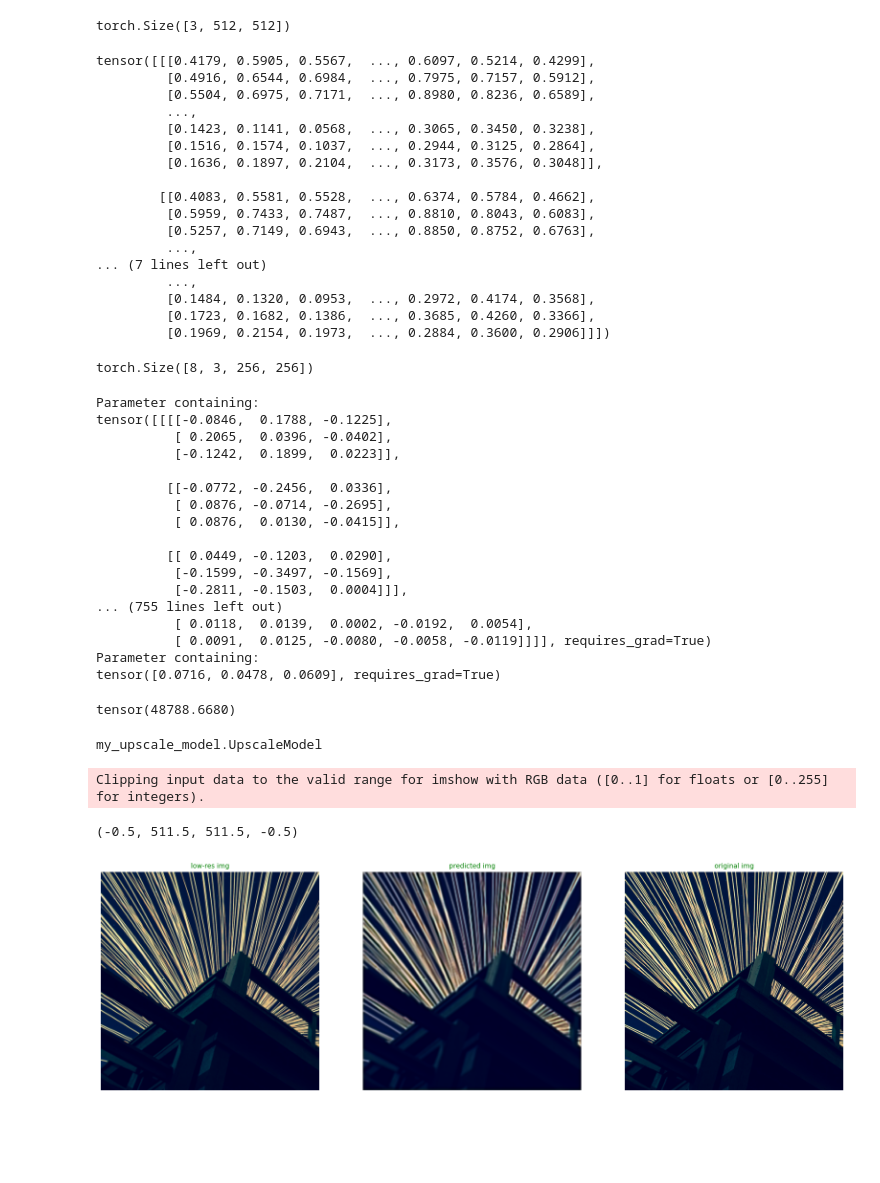
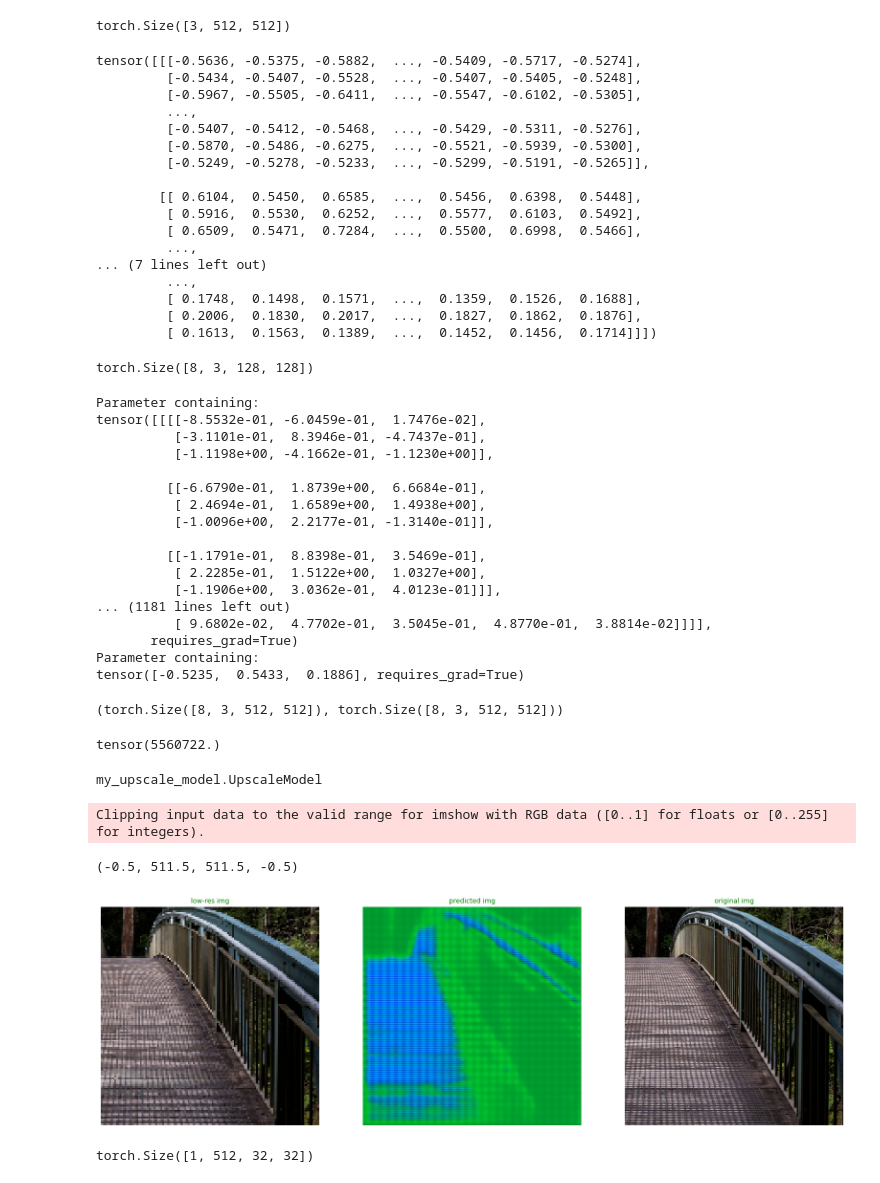
Before and after one commit to oleyon/deep_learning_diploma, a Jupyter notebook: diploma/diploma_playground.ipynb, the cells around one changed output. Cells and saved outputs as stored; diff of their text form; code cells hidden in the pictures; blank space fills up the shorter version.

```diff
--- a/diploma/diploma_playground.ipynb
+++ b/diploma/diploma_playground.ipynb
@@ -90,7 +90,7 @@ MODEL_PATH.mkdir(parents=True, # create parent directories if needed
 )
 
 # Create model save path
-MODEL_NAME = "my_upscale.pth"
+MODEL_NAME = "my_upscale_v3.pth"
 MODEL_SAVE_PATH = MODEL_PATH / MODEL_NAME
 # %%
 from autoencoder_upscale_model import AutoencoderUpscaleModel
@@ -108,7 +108,7 @@ model.load_state_dict(torch.load(f=MODEL_SAVE_PATH))
 
 model.to(device)
 
-img = downsample_image(batch)
+img = downsample_image(batch, 4)
 model.eval()
 with torch.inference_mode():
     result = model(img.to(device))
@@ -178,85 +178,89 @@ torch.Size([3, 512, 512])
 # %%
 result[1]
 # %% [output]
-tensor([[[0.4179, 0.5905, 0.5567,  ..., 0.6097, 0.5214, 0.4299],
-         [0.4916, 0.6544, 0.6984,  ..., 0.7975, 0.7157, 0.5912],
-         [0.5504, 0.6975, 0.7171,  ..., 0.8980, 0.8236, 0.6589],
+tensor([[[-0.5636, -0.5375, -0.5882,  ..., -0.5409, -0.5717, -0.5274],
+         [-0.5434, -0.5407, -0.5528,  ..., -0.5407, -0.5405, -0.5248],
+         [-0.5967, -0.5505, -0.6411,  ..., -0.5547, -0.6102, -0.5305],
          ...,
-         [0.1423, 0.1141, 0.0568,  ..., 0.3065, 0.3450, 0.3238],
-         [0.1516, 0.1574, 0.1037,  ..., 0.2944, 0.3125, 0.2864],
-         [0.1636, 0.1897, 0.2104,  ..., 0.3173, 0.3576, 0.3048]],
+         [-0.5407, -0.5412, -0.5468,  ..., -0.5429, -0.5311, -0.5276],
+         [-0.5870, -0.5486, -0.6275,  ..., -0.5521, -0.5939, -0.5300],
+         [-0.5249, -0.5278, -0.5233,  ..., -0.5299, -0.5191, -0.5265]],
 
-        [[0.4083, 0.5581, 0.5528,  ..., 0.6374, 0.5784, 0.4662],
-         [0.5959, 0.7433, 0.7487,  ..., 0.8810, 0.8043, 0.6083],
-         [0.5257, 0.7149, 0.6943,  ..., 0.8850, 0.8752, 0.6763],
+        [[ 0.6104,  0.5450,  0.6585,  ...,  0.5456,  0.6398,  0.5448],
+         [ 0.5916,  0.5530,  0.6252,  ...,  0.5577,  0.6103,  0.5492],
+         [ 0.6509,  0.5471,  0.7284,  ...,  0.5500,  0.6998,  0.5466],
          ...,
 ... (7 lines left out)
          ...,
-         [0.1484, 0.1320, 0.0953,  ..., 0.2972, 0.4174, 0.3568],
-         [0.1723, 0.1682, 0.1386,  ..., 0.3685, 0.4260, 0.3366],
-         [0.1969, 0.2154, 0.1973,  ..., 0.2884, 0.3600, 0.2906]]])
+         [ 0.1748,  0.1498,  0.1571,  ...,  0.1359,  0.1526,  0.1688],
+         [ 0.2006,  0.1830,  0.2017,  ...,  0.1827,  0.1862,  0.1876],
+         [ 0.1613,  0.1563,  0.1389,  ...,  0.1452,  0.1456,  0.1714]]])
 # %%
-img1 = downsample_image(batch)
+img1 = downsample_image(batch, factor=4)
 img1.shape
 # %% [output]
-torch.Size([8, 3, 256, 256])
+torch.Size([8, 3, 128, 128])
 # %%
 for param in model.parameters():
     print(param)
 # %% [output]
 Parameter containing:
-tensor([[[[-0.0846,  0.1788, -0.1225],
-          [ 0.2065,  0.0396, -0.0402],
-          [-0.1242,  0.1899,  0.0223]],
+tensor([[[[-8.5532e-01, -6.0459e-01,  1.7476e-02],
+          [-3.1101e-01,  8.3946e-01, -4.7437e-01],
+          [-1.1198e+00, -4.1662e-01, -1.1230e+00]],
 
-         [[-0.0772, -0.2456,  0.0336],
-          [ 0.0876, -0.0714, -0.2695],
-          [ 0.0876,  0.0130, -0.0415]],
+         [[-6.6790e-01,  1.8739e+00,  6.6684e-01],
+          [ 2.4694e-01,  1.6589e+00,  1.4938e+00],
+          [-1.0096e+00,  2.2177e-01, -1.3140e-01]],
 
-         [[ 0.0449, -0.1203,  0.0290],
-          [-0.1599, -0.3497, -0.1569],
-          [-0.2811, -0.1503,  0.0004]]],
-... (755 lines left out)
-          [ 0.0118,  0.0139,  0.0002, -0.0192,  0.0054],
-          [ 0.0091,  0.0125, -0.0080, -0.0058, -0.0119]]]], requires_grad=True)
+         [[-1.1791e-01,  8.8398e-01,  3.5469e-01],
+          [ 2.2285e-01,  1.5122e+00,  1.0327e+00],
+          [-1.1906e+00,  3.0362e-01,  4.0123e-01]]],
+... (1181 lines left out)
+          [ 9.6802e-02,  4.7702e-01,  3.5045e-01,  4.8770e-01,  3.8814e-02]]]],
+       requires_grad=True)
 Parameter containing:
-tensor([0.0716, 0.0478, 0.0609], requires_grad=True)
+tensor([-0.5235,  0.5433,  0.1886], requires_grad=True)
 # %%
 loss_fn = torch.nn.MSELoss(reduction='sum')
+# %%
+batch.shape, result.shape
+# %% [output]
+(torch.Size([8, 3, 512, 512]), torch.Size([8, 3, 512, 512]))
 # %%
 loss = loss_fn(result, batch.to(device))
 loss
 # %% [output]
-tensor(48788.6680)
+tensor(5560722.)
 # %%
 type(model)
 # %% [output]
 my_upscale_model.UpscaleModel
 # %%
-i = 0
+i = 3
 y = batch[i]
 y_pred = result[i]
 
 # Plot predictions
 plt.figure(figsize=(20, 18))
 nrows = 1
 ncols = 3
 
 plt.subplot(nrows, ncols, 1)
-plt.imshow(downsample_image(y.unsqueeze(dim=0)).squeeze().permute(1, 2, 0))
+plt.imshow(downsample_image(y.unsqueeze(dim=0), factor=4).squeeze().permute(1, 2, 0))
 plt.title("low-res img", fontsize=10, c="g") # green text if correct
 plt.axis(False)
 
 plt.subplot(nrows, ncols, 2)
 plt.imshow(y_pred.permute(1, 2, 0))
 plt.title("predicted img", fontsize=10, c="g") # green text if correct
 plt.axis(False)
 
 plt.subplot(nrows, ncols, 3)
 plt.imshow(y.permute(1, 2, 0))
 plt.title("original img", fontsize=10, c="g") # green text if correct
 plt.axis(False)
 # %% [output]
 Clipping input data to the valid range for imshow with RGB data ([0..1] for floats or [0..255] for integers).
 (-0.5, 511.5, 511.5, -0.5)
-[figure, old version]
+[figure, new version]
@@ -262,0 +270,5 @@ Clipping input data to the valid range for imshow with RGB data ([0..1] for floa
+# %%
+some_loss = vgg_loss_fn.forward_demo(batch[i])
+some_loss.shape
+# %% [output]
+torch.Size([1, 512, 32, 32])
```
Also changed, not shown: parts of 8 cells of this notebook, 7 other files.
